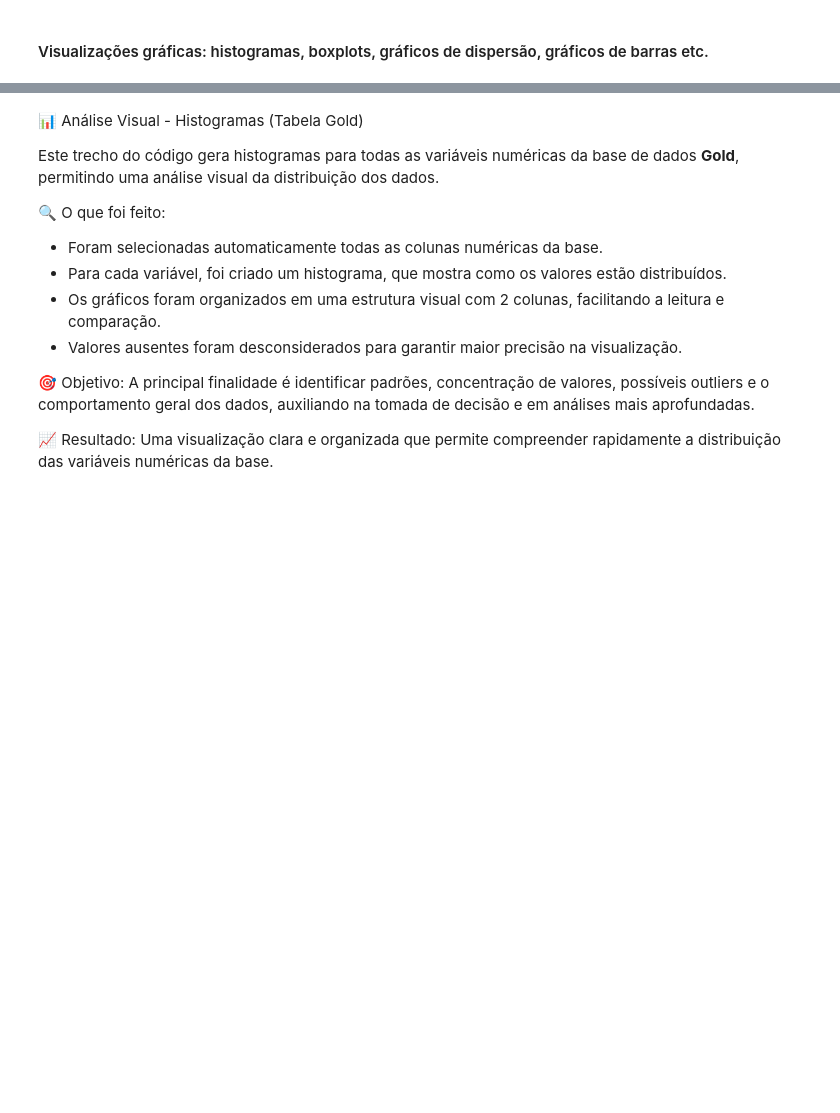
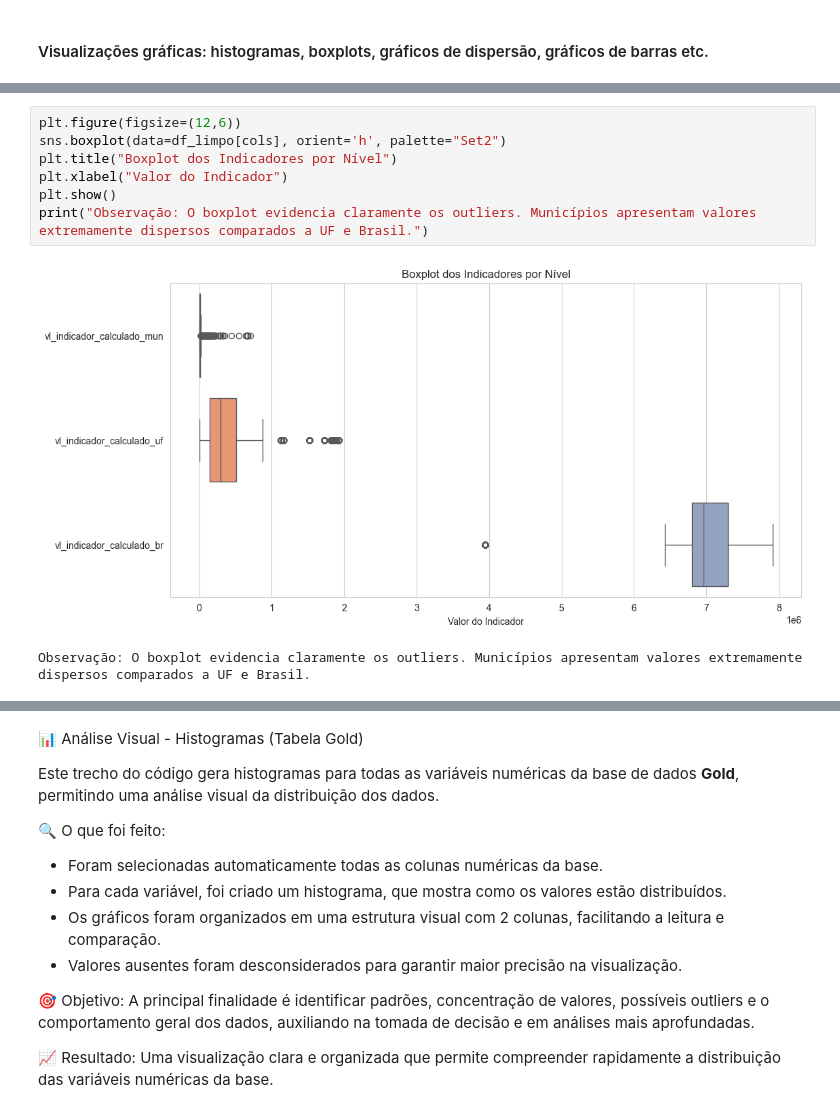
Before and after one commit to TeclaFernandes/Projeto_Analise_Dados_EC_SI_S5, a Jupyter notebook: Notebooks/N1/Notebook4.ipynb, the cells around one changed output, grey strips where cells are left out. Cells and saved outputs as stored; diff of their text form; blank space fills up the shorter version.

```diff
--- a/Notebooks/N1/Notebook4.ipynb
+++ b/Notebooks/N1/Notebook4.ipynb
@@ -963,0 +1006,10 @@ Esse padrão é na verdade esperado, mas requer uma análise um pouco mais profu
+# %%
+plt.figure(figsize=(12,6))
+sns.boxplot(data=df_limpo[cols], orient='h', palette="Set2")
+plt.title("Boxplot dos Indicadores por Nível")
+plt.xlabel("Valor do Indicador")
+plt.show()
+print("Observação: O boxplot evidencia claramente os outliers. Municípios apresentam valores extremamente dispersos comparados a UF e Brasil.")
+# %% [output]
+[figure, added]
+Observação: O boxplot evidencia claramente os outliers. Municípios apresentam valores extremamente dispersos comparados a UF e Brasil.
```
Also changed, not shown: parts of 11 cells of this notebook.
